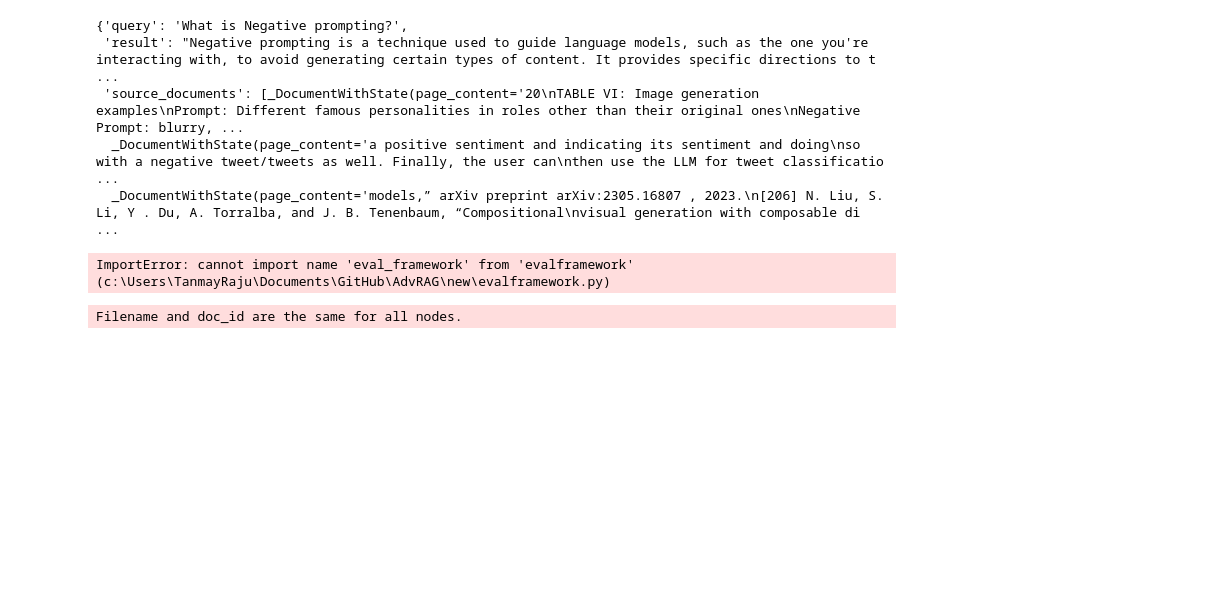
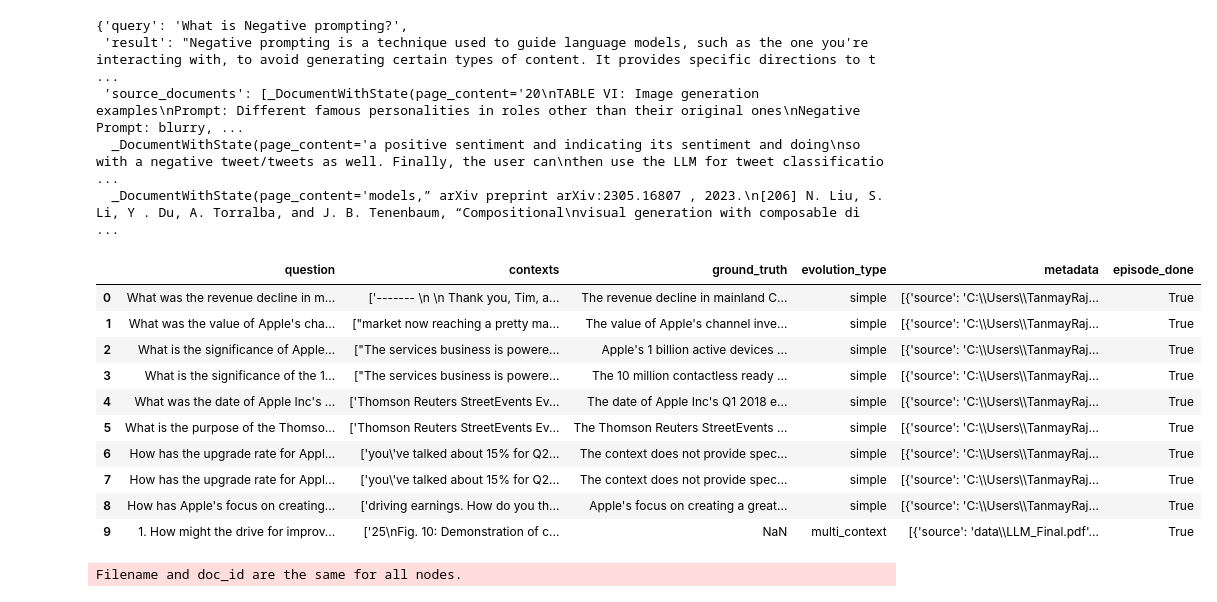
Before and after one commit to tanmayktk/AdvRAG, a Jupyter notebook: adv_rag.ipynb, the cells around one changed output. Cells and saved outputs as stored; diff of their text form; code cells hidden in the pictures; blank space fills up the shorter version.

Commit message:
Added V2 evalframework with user evaldf

```diff
--- a/adv_rag.ipynb
+++ b/adv_rag.ipynb
@@ -181,12 +181,21 @@ qa_adv_response
  'source_documents': [_DocumentWithState(page_content='20\nTABLE VI: Image generation examples\nPrompt: Different famous personalities in roles other than their original ones\nNegative Prompt: blurry, ...
   _DocumentWithState(page_content='a positive sentiment and indicating its sentiment and doing\nso with a negative tweet/tweets as well. Finally, the user can\nthen use the LLM for tweet classificatio ...
   _DocumentWithState(page_content='models,” arXiv preprint arXiv:2305.16807 , 2023.\n[206] N. Liu, S. Li, Y . Du, A. Torralba, and J. B. Tenenbaum, “Compositional\nvisual generation with composable di ...
-# %%
-from evalframework import eval_framework
-
-eval_framework(filepath="data\LLM_Final.pdf", customchain=qa_advanced, myllm=chat_llm, testsize=5)
-# %% [output]
-ImportError: cannot import name 'eval_framework' from 'evalframework' (c:\Users\TanmayRaju\Documents\GitHub\AdvRAG\new\evalframework.py)
+# %%
+evaldf = pd.read_csv(r"C:\Users\TanmayRaju\Documents\GitHub\AdvRAG\new\data\combined_testset.csv")
+evaldf.head(10)
+# %% [output]
+|  | question | contexts | ground_truth | evolution_type | metadata | episode_done |
+| 0 | What was the revenue decline in m... | ['------- \n \n Thank you, Tim, a... | The revenue decline in mainland C... | simple | [{'source': 'C:\\Users\\TanmayRaj... | True |
+| 1 | What was the value of Apple's cha... | ["market now reaching a pretty ma... | The value of Apple's channel inve... | simple | [{'source': 'C:\\Users\\TanmayRaj... | True |
+| 2 | What is the significance of Apple... | ["The services business is powere... | Apple's 1 billion active devices ... | simple | [{'source': 'C:\\Users\\TanmayRaj... | True |
+| 3 | What is the significance of the 1... | ["The services business is powere... | The 10 million contactless ready ... | simple | [{'source': 'C:\\Users\\TanmayRaj... | True |
+| 4 | What was the date of Apple Inc's ... | ['Thomson Reuters StreetEvents Ev... | The date of Apple Inc's Q1 2018 e... | simple | [{'source': 'C:\\Users\\TanmayRaj... | True |
+| 5 | What is the purpose of the Thomso... | ['Thomson Reuters StreetEvents Ev... | The Thomson Reuters StreetEvents ... | simple | [{'source': 'C:\\Users\\TanmayRaj... | True |
+| 6 | How has the upgrade rate for Appl... | ['you\'ve talked about 15% for Q2... | The context does not provide spec... | simple | [{'source': 'C:\\Users\\TanmayRaj... | True |
+| 7 | How has the upgrade rate for Appl... | ['you\'ve talked about 15% for Q2... | The context does not provide spec... | simple | [{'source': 'C:\\Users\\TanmayRaj... | True |
+| 8 | How has Apple's focus on creating... | ['driving earnings. How do you th... | Apple's focus on creating a great... | simple | [{'source': 'C:\\Users\\TanmayRaj... | True |
+| 9 | 1. How might the drive for improv... | ['25\nFig. 10: Demonstration of c... | NaN | multi_context | [{'source': 'data\\LLM_Final.pdf'... | True |
 # %%
 # Synthetic Test Set Generation
 from ragas.testset.generator import TestsetGenerator
```
Also changed, not shown: parts of 11 cells of this notebook, 3 other files.
